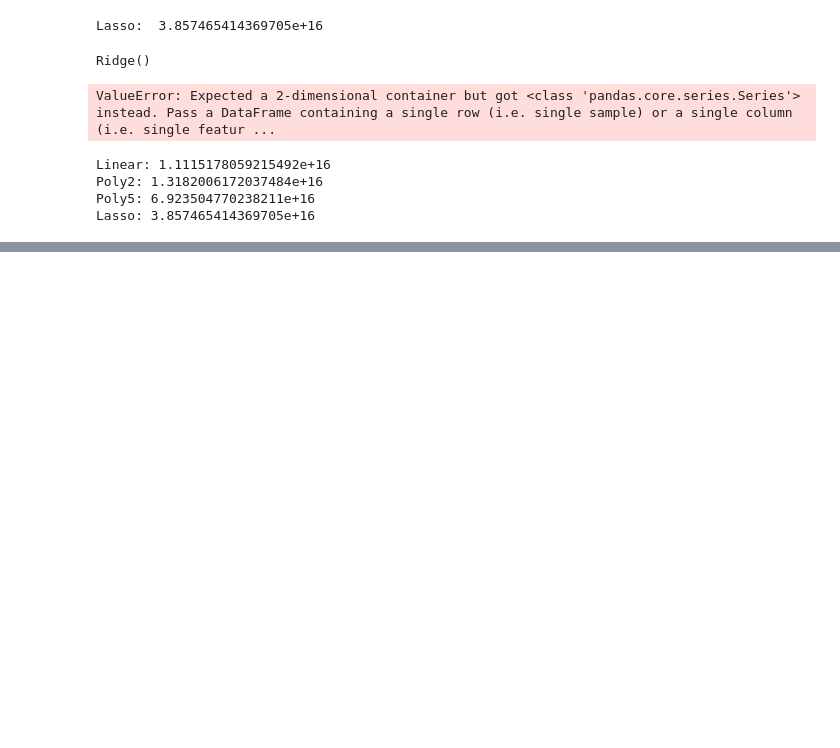
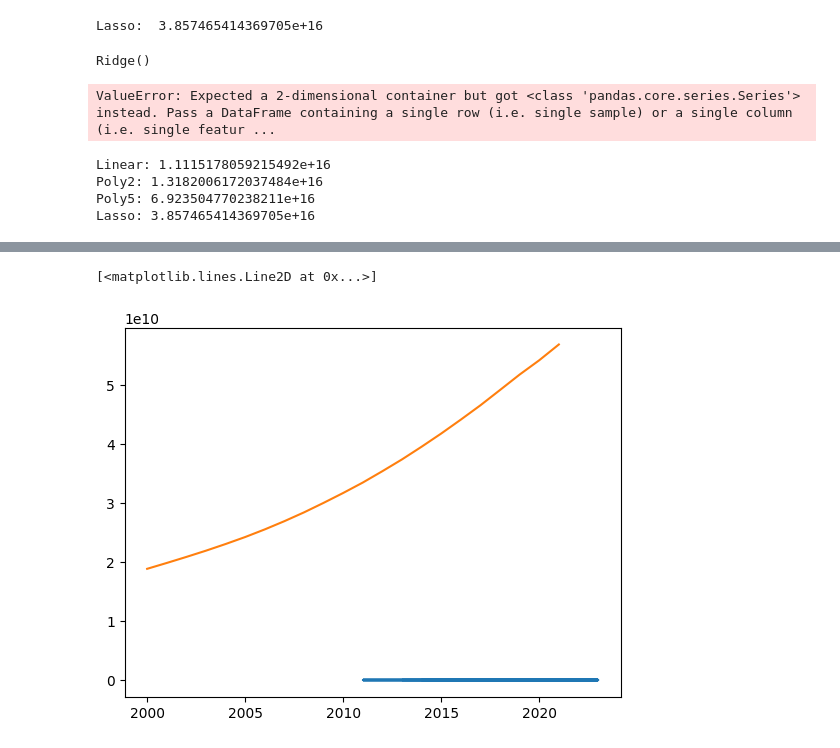
Before and after one commit to SureFoot0/CERA, a Jupyter notebook: MathModel.ipynb, the cells around one changed output, grey strips where cells are left out. Cells and saved outputs as stored; diff of their text form; code cells hidden in the pictures; blank space fills up the shorter version.

```diff
--- a/MathModel.ipynb
+++ b/MathModel.ipynb
@@ -340,0 +382,4 @@ Lasso: 3.857465414369705e+16
+# %%
+Policy = pd.read_csv("Policy Scores.csv")
+PolicyDates = Policy[Policy["decision_date"] > 2010]
+print(PolicyDates)
@@ -340,0 +404,6 @@ Lasso: 3.857465414369705e+16
+# %%
+plt.plot(PolicyDates["decision_date"], PolicyDates["Total Score"])
+plt.plot(df.index, df["United Kingdom"])
+# %% [output]
+[<matplotlib.lines.Line2D at 0x...>]
+[figure, added]
```
Also changed, not shown: parts of 12 cells of this notebook.
